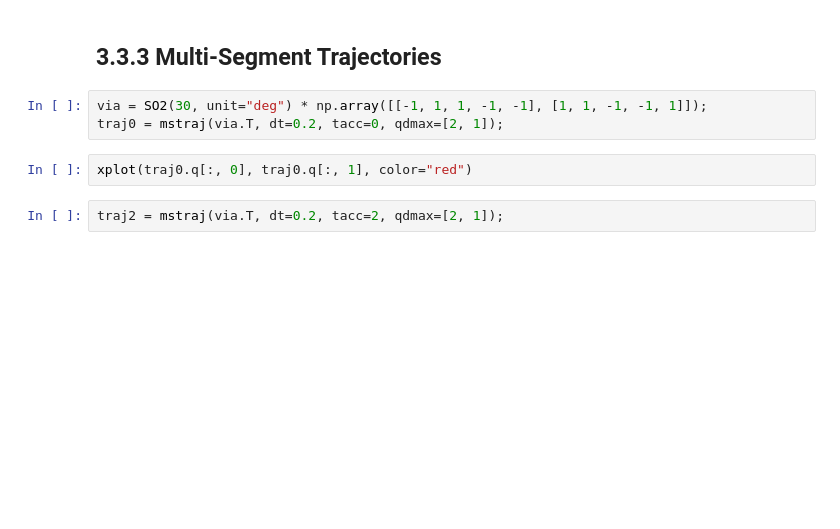
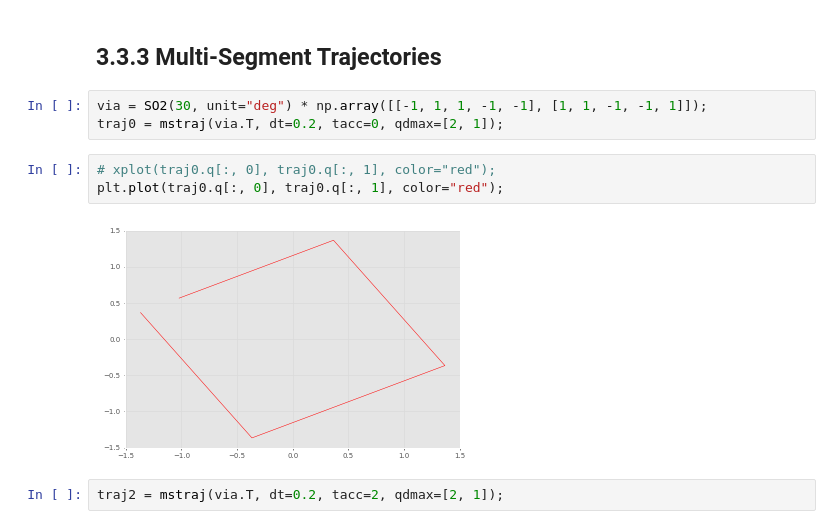
Before and after one commit to petercorke/RVC3-python, a Jupyter notebook: notebooks/chap3.ipynb, the cells around one changed output. Drawn from its saved outputs; the diff is of its cells as text; blank space fills up the shorter version.

```diff
--- a/notebooks/chap3.ipynb
+++ b/notebooks/chap3.ipynb
@@ -147,7 +194,10 @@ q = np.hstack([T.t, T.rpy()])
 via = SO2(30, unit="deg") * np.array([[-1, 1, 1, -1, -1], [1, 1, -1, -1, 1]]);
 traj0 = mstraj(via.T, dt=0.2, tacc=0, qdmax=[2, 1]);
 # %%
-xplot(traj0.q[:, 0], traj0.q[:, 1], color="red")
+# xplot(traj0.q[:, 0], traj0.q[:, 1], color="red");
+plt.plot(traj0.q[:, 0], traj0.q[:, 1], color="red");
+# %% [output]
+[figure, added]
 # %%
 traj2 = mstraj(via.T, dt=0.2, tacc=2, qdmax=[2, 1]);
 # %%
```
Also changed, not shown: parts of 38 cells of this notebook.
